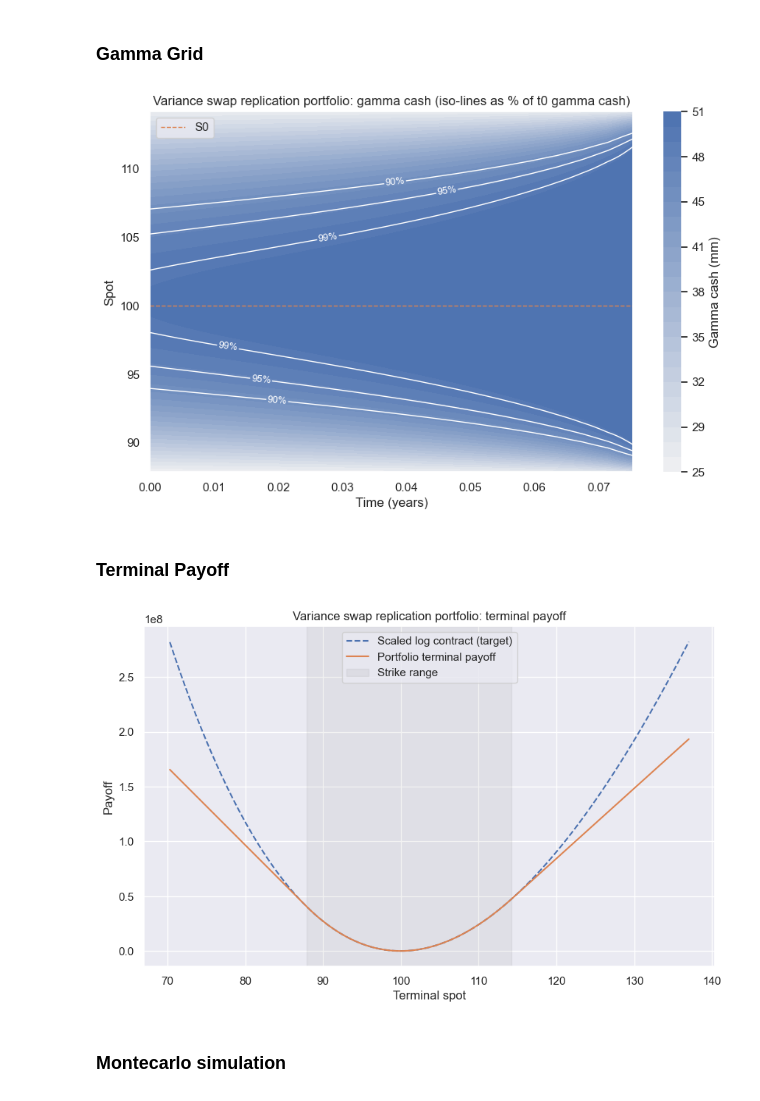
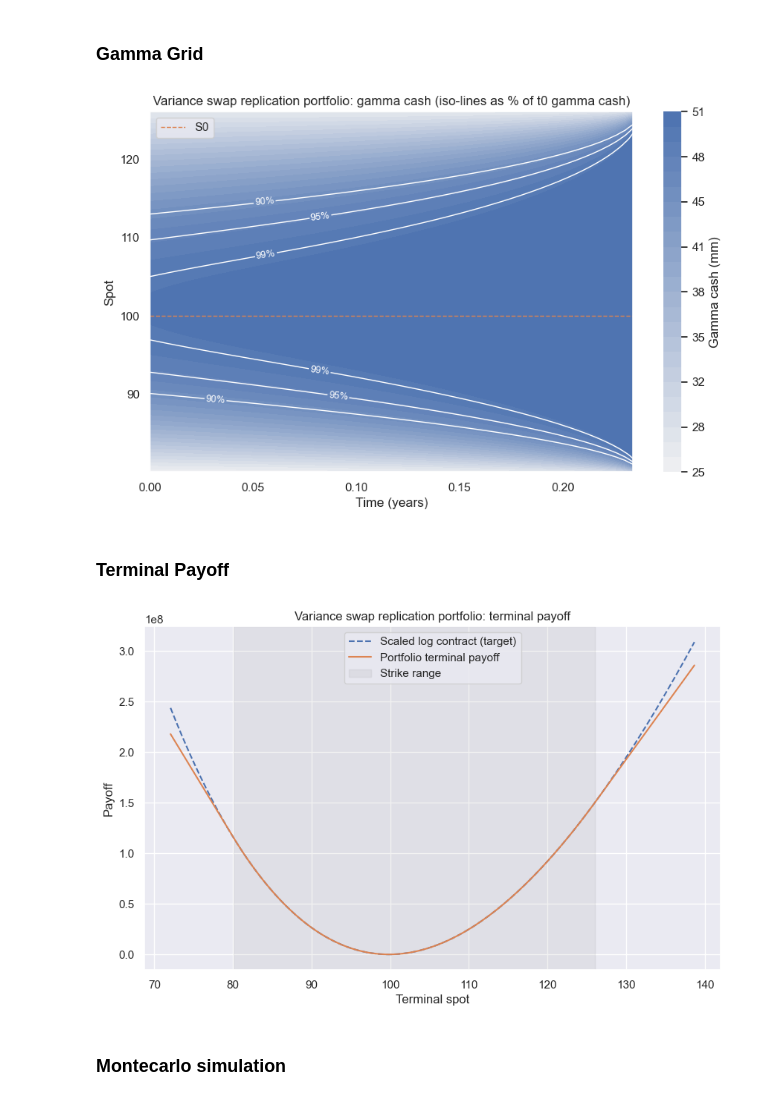
Before and after one commit to kevinlaventure/python_code, a Jupyter notebook: strike_reduction.ipynb, the cells around one changed output. Drawn from its saved outputs; the diff is of its cells as text; code cells hidden in the pictures.

```diff
--- a/strike_reduction.ipynb
+++ b/strike_reduction.ipynb
@@ -29,8 +32,7 @@ from python_module.pricing_model import BSMModel, MultiAssetBSMModel, SABRModel
 # %%
 # Pricing parameters
 S0 = 100.0                                  # spot
-K = 100.0                                   # strike
-T = 20 / 252                                # maturity (years)
+T = 60 / 252                                # maturity (years)
 r = 0.00                                    # risk-free rate
 sigma = 0.20                                # volatility
 
@@ -47,8 +49,11 @@ upper_bound_delta = 0.01                    # upper delta strike to be included
 t0_gamma_cash = 50_000_000
 
 # Strike reduction parameters
-n_selected_options = 10                     # max number of options kept by the lasso
-train_fraction = 0.7                        # share of paths used to fit, the rest is out-of-sample
+n_selected_options = 10                     # number of options kept by the reduction
+
+# Risk constraints on (reduced - full portfolio) at t0
+slide_shocks = [-0.05, -0.10]               # spot shocks of the delta hedged slides, each slide difference must be >= 0
+vega_tolerance = 0.05                       # max relative vega difference vs the full portfolio
 # %% [markdown]
 ### Option portfolio creation
 # %%
@@ -126,56 +160,51 @@ Quantity scale: 202,239,106 (t0 gamma cash = 50,000,000)
 # %% [markdown]
 ### Gamma Grid
 # %%
-# Portfolio gamma cash (Gamma * S^2 / 100, P&L per 1% move squared) on a spot x time grid.
+# Gamma cash (Gamma * S^2 / 100, P&L per 1% move squared) of each option position on a spot x time grid.
 # The spot grid spans the strike range; the last time step is excluded since gamma is singular at expiry.
 spot_grid = np.linspace(K_lower, K_upper, 200)
 time_grid = np.linspace(0.0, T, n_steps + 1)[:-1]
-quantities = portfolio["quantity"].to_numpy()
 
-gamma_cash = np.empty((spot_grid.size, time_grid.size))
+gamma_cash_by_option = np.empty((spot_grid.size, time_grid.size, n_options))
 for j, t in enumerate(time_grid):
     tau = T - t
     F_grid = spot_grid[:, None] * np.exp(r * tau)
     greeks = BSMModel.compute_option_with_forward(F_grid, strikes[None, :], tau, r, sigma, "call", compute_greeks=True)
     gamma_spot = greeks["gamma"] * np.exp(2 * r * tau)     # forward gamma -> spot gamma (same for calls and puts)
-    gamma_cash[:, j] = (gamma_spot @ quantities) * spot_grid ** 2 / 100
+    gamma_cash_by_option[:, j] = gamma_spot * quantities * spot_grid[:, None] ** 2 / 100
+gamma_cash = gamma_cash_by_option.sum(axis=2)
 
 # Filled contours in millions, with labelled iso-lines at fractions of the t0 target to show where the replication holds
 gamma_cash_mm = gamma_cash / 1e6
 fill_levels = np.linspace(gamma_cash_mm.min(), gamma_cash_mm.max(), 25)
 line_levels = t0_gamma_cash / 1e6 * np.array([0.90, 0.95, 0.99])
 
 # Sequential colormap built from the seaborn theme palette (same blue as the terminal payoff plot)
 theme_cmap = sns.light_palette(sns.color_palette()[0], as_cmap=True)
 
 fig, ax = plt.subplots(figsize=(10, 6))
 filled = ax.contourf(time_grid, spot_grid, gamma_cash_mm, levels=fill_levels, cmap=theme_cmap)
 lines = ax.contour(time_grid, spot_grid, gamma_cash_mm, levels=line_levels, colors="white", linewidths=1)
 ax.clabel(lines, fmt=lambda v: f"{v / (t0_gamma_cash / 1e6):.0%}", fontsize=9)
 cbar = fig.colorbar(filled, ax=ax, format="%.0f")
 cbar.set_label("Gamma cash (mm)")
 cbar.outline.set_visible(False)
 ax.axhline(S0, color=sns.color_palette()[1], linewidth=1, linestyle="--", label="S0")
 ax.grid(False)
 ax.set_xlabel("Time (years)")
 ax.set_ylabel("Spot")
 ax.set_title("Variance swap replication portfolio: gamma cash (iso-lines as % of t0 gamma cash)")
 ax.legend(loc="upper left", frameon=True)
 plt.show()
 # %% [output]
-[figure, old version]
+[figure, new version]
 # %% [markdown]
 ### Terminal Payoff
 # %%
 # Terminal payoff of the scaled portfolio vs the scaled log contract it replicates.
 # The target includes the linear term from holding only a call at S_star: scale * [f(S) - slope_left * (S - S_star)].
-terminal_spot = np.linspace(0.8 * K_lower, 1.2 * K_upper, 1_000)
-is_call = (portfolio["option_type"] == "call").to_numpy()
-intrinsic = np.where(
-    is_call[None, :],
-    np.maximum(terminal_spot[:, None] - strikes[None, :], 0.0),
-    np.maximum(strikes[None, :] - terminal_spot[:, None], 0.0),
-)
+terminal_spot = np.linspace(0.9 * K_lower, 1.1 * K_upper, 1_000)
+intrinsic = intrinsic_values(terminal_spot)
 terminal_payoff = intrinsic @ quantities
 target_payoff = scale * (log_contract(terminal_spot) - slope_left_star * (terminal_spot - S_star))
 
@@ -189,7 +218,7 @@ ax.set_title("Variance swap replication portfolio: terminal payoff")
 ax.legend(loc="upper center")
 plt.show()
 # %% [output]
-[figure, old version]
+[figure, new version]
 # %% [markdown]
 ### Montecarlo simulation
 # %%
```
Also changed, not shown: parts of 16 cells of this notebook, 2 other files.
